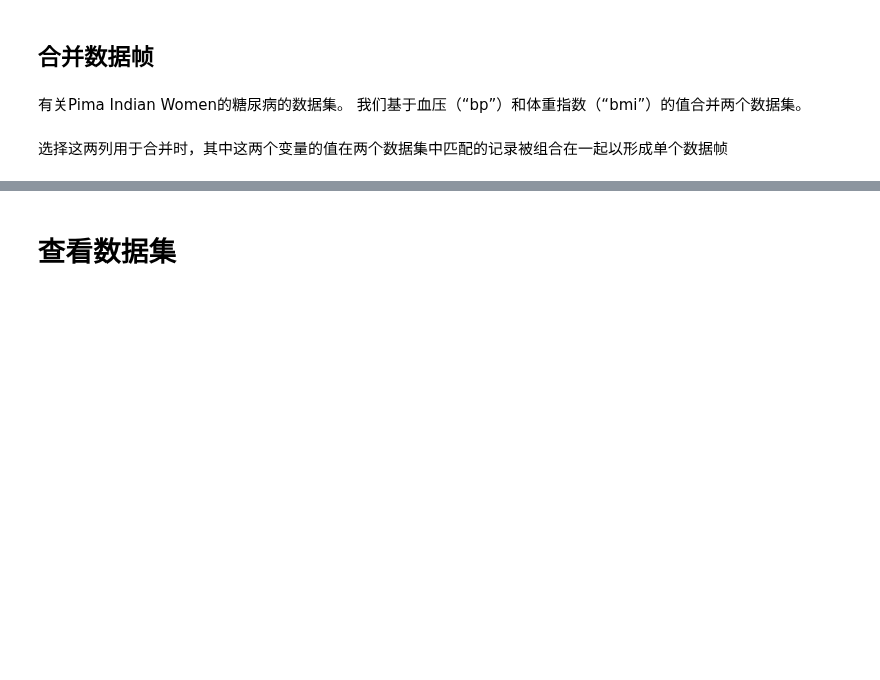
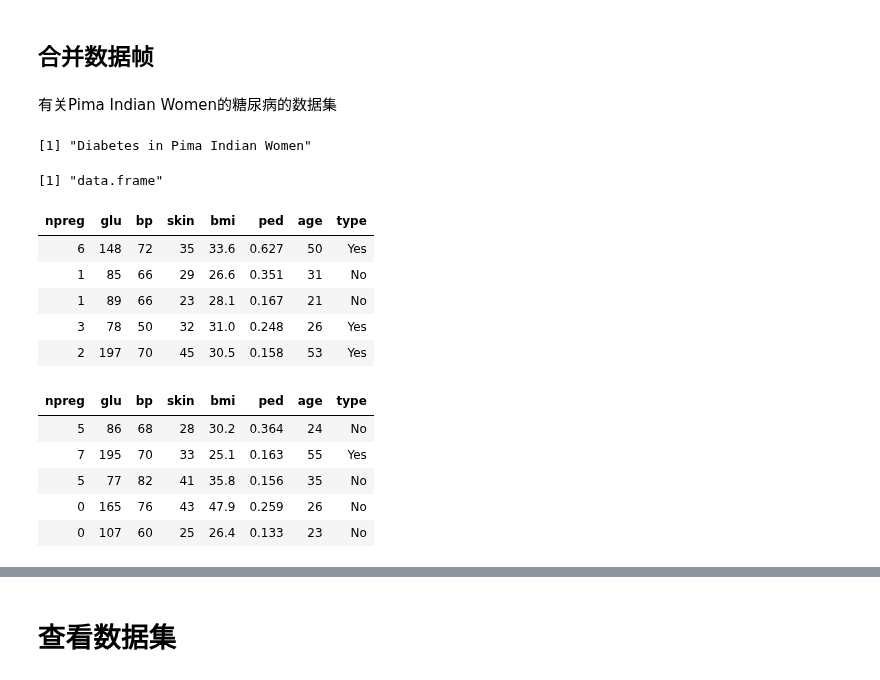
Before and after one commit to Sanningw/ML-and-DL, a Jupyter notebook: math/Statistics/R_data_concate.ipynb, the cells around one changed output, grey strips where cells are left out. Saved outputs shown, nothing was run; the diff lists cells and outputs as text; code cells hidden in the pictures; blank space fills up the shorter version.

```diff
--- a/math/Statistics/R_data_concate.ipynb
+++ b/math/Statistics/R_data_concate.ipynb
@@ -47,6 +47,25 @@ all.addresses
 # %% [markdown]
 ## 合并数据帧
 # %% [markdown]
-有关Pima Indian Women的糖尿病的数据集。 我们基于血压（“bp”）和体重指数（“bmi”）的值合并两个数据集。
+有关Pima Indian Women的糖尿病的数据集
-# %% [markdown]
-选择这两列用于合并时，其中这两个变量的值在两个数据集中匹配的记录被组合在一起以形成单个数据帧
+# %%
+'Diabetes in Pima Indian Women'
+library(MASS)
+class(Pima.te)
+Pima.te[1:5,]    #两种输出方法
+head(Pima.tr, 5)
+# %% [output]
+[1] "Diabetes in Pima Indian Women"
+[1] "data.frame"
+| npreg | glu | bp | skin | bmi | ped | age | type |
+| 6 | 148 | 72 | 35 | 33.6 | 0.627 | 50 | Yes |
+| 1 | 85 | 66 | 29 | 26.6 | 0.351 | 31 | No |
+| 1 | 89 | 66 | 23 | 28.1 | 0.167 | 21 | No |
+| 3 | 78 | 50 | 32 | 31.0 | 0.248 | 26 | Yes |
+| 2 | 197 | 70 | 45 | 30.5 | 0.158 | 53 | Yes |
+| npreg | glu | bp | skin | bmi | ped | age | type |
+| 5 | 86 | 68 | 28 | 30.2 | 0.364 | 24 | No |
+| 7 | 195 | 70 | 33 | 25.1 | 0.163 | 55 | Yes |
+| 5 | 77 | 82 | 41 | 35.8 | 0.156 | 35 | No |
+| 0 | 165 | 76 | 43 | 47.9 | 0.259 | 26 | No |
+| 0 | 107 | 60 | 25 | 26.4 | 0.133 | 23 | No |
```
Also changed, not shown: parts of 6 cells of this notebook, 1 other file.
